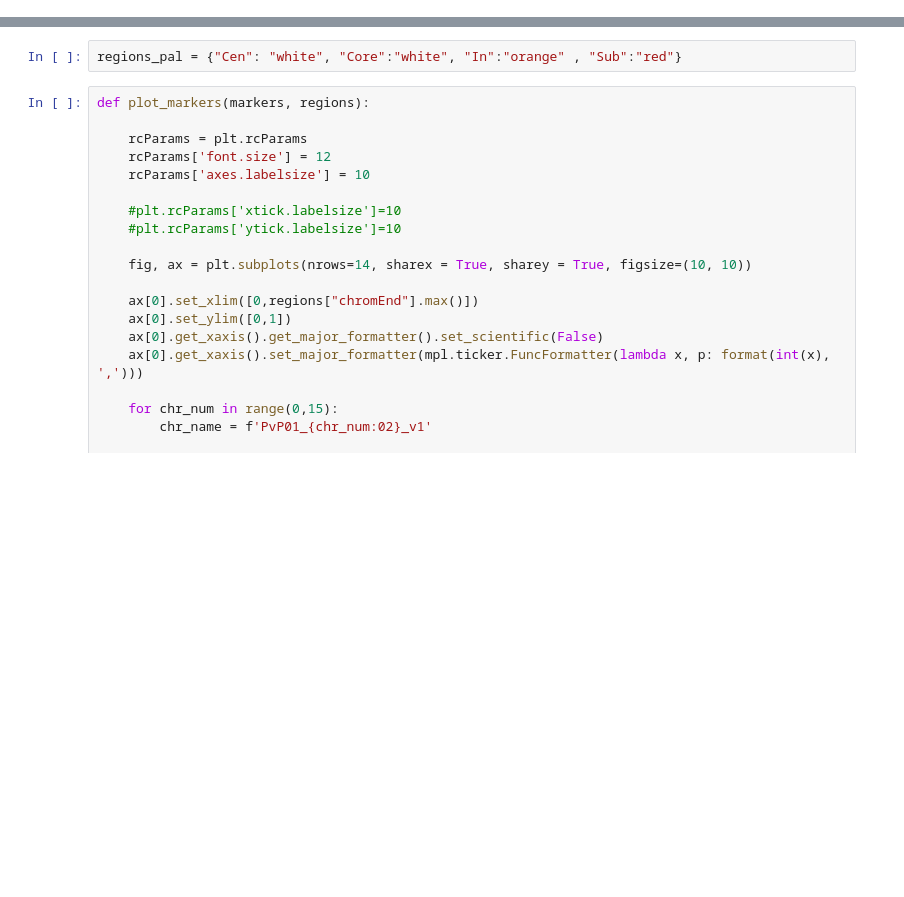
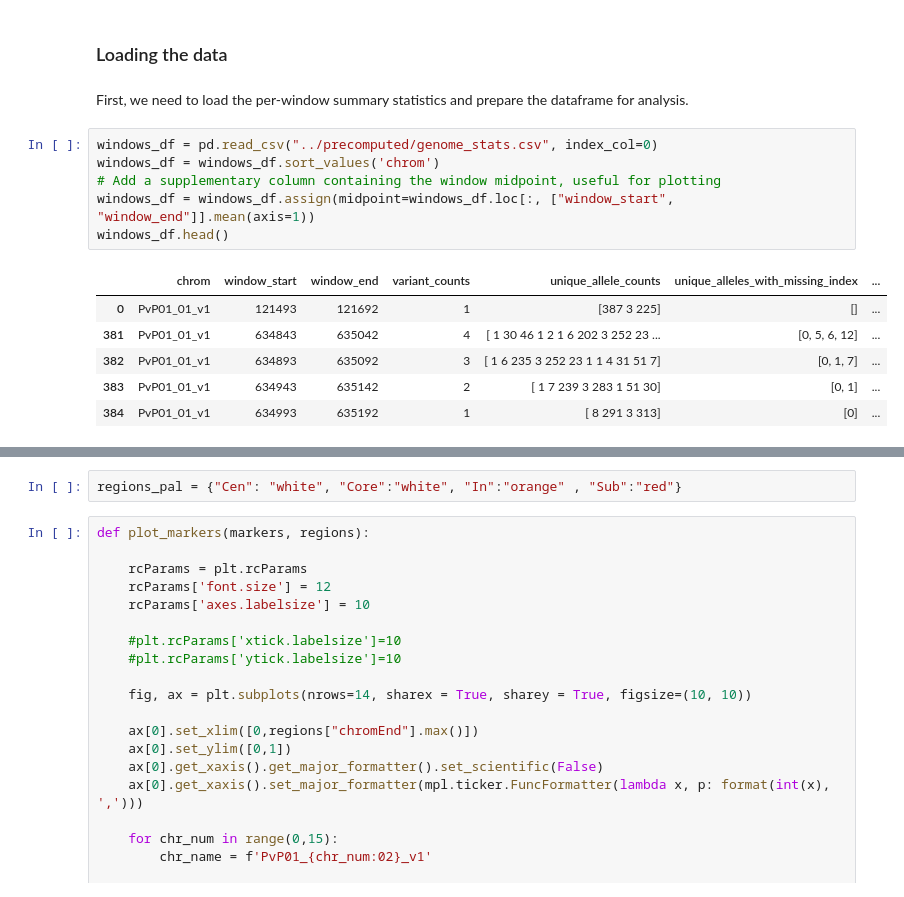
Before and after one commit to svsiegel/vivax-mhaps, a Jupyter notebook: notebooks/2_selection_from_microhaplotype_candidates.ipynb, the cells around one changed output, grey strips where cells are left out. Cells and saved outputs as stored; diff of their text form; blank space fills up the shorter version.

```diff
--- a/notebooks/2_selection_from_microhaplotype_candidates.ipynb
+++ b/notebooks/2_selection_from_microhaplotype_candidates.ipynb
@@ -254,0 +40,17 @@ set(pv_regions["name"]
+# %% [markdown]
+### Loading the data
+# %% [markdown]
+First, we need to load the per-window summary statistics and prepare the dataframe for analysis.
+# %%
+windows_df = pd.read_csv("../precomputed/genome_stats.csv", index_col=0)
+windows_df = windows_df.sort_values('chrom')
+# Add a supplementary column containing the window midpoint, useful for plotting
+windows_df = windows_df.assign(midpoint=windows_df.loc[:, ["window_start", "window_end"]].mean(axis=1))
+windows_df.head()
+# %% [output]
+|  | chrom | window_start | window_end | variant_counts | unique_allele_counts | unique_alleles_with_missing_index | ... |
+| 0 | PvP01_01_v1 | 121493 | 121692 | 1 | [387 3 225] | [] | ... |
+| 381 | PvP01_01_v1 | 634843 | 635042 | 4 | [ 1 30 46 1 2 1 6 202 3 252 23 ... | [0, 5, 6, 12] | ... |
+| 382 | PvP01_01_v1 | 634893 | 635092 | 3 | [ 1 6 235 3 252 23 1 1 4 31 51 7] | [0, 1, 7] | ... |
+| 383 | PvP01_01_v1 | 634943 | 635142 | 2 | [ 1 7 239 3 283 1 51 30] | [0, 1] | ... |
+| 384 | PvP01_01_v1 | 634993 | 635192 | 1 | [ 8 291 3 313] | [0] | ... |
```
Also changed, not shown: parts of 76 cells of this notebook, 1 other file.
